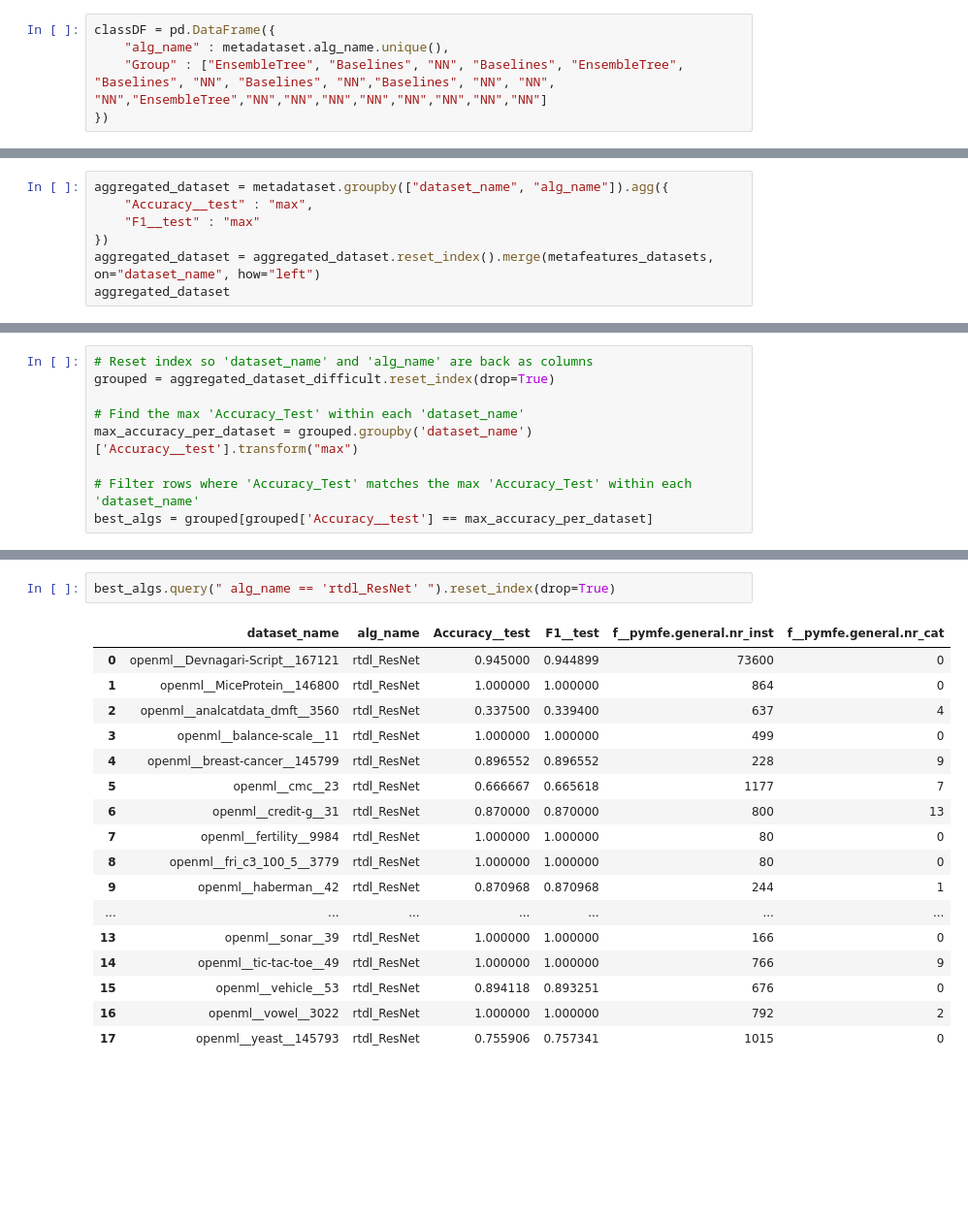
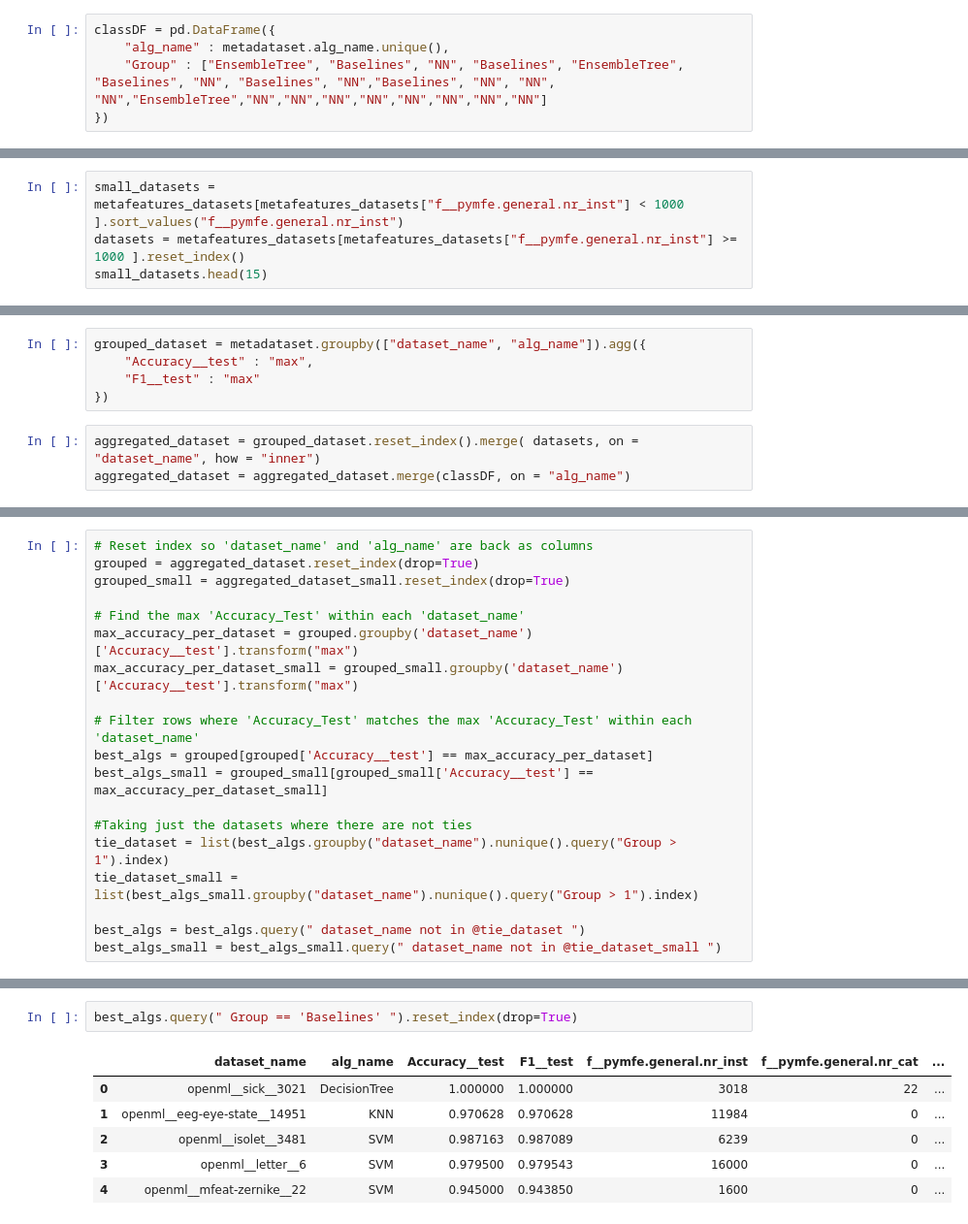
Before and after one commit to Loris697/TabularDeepLearning, a Jupyter notebook: Result Analysis.ipynb, the cells around one changed output, grey strips where cells are left out. Shown at 97% size. Drawn from its saved outputs; the diff is of its cells as text; blank space fills up the shorter version.

```diff
--- a/Result Analysis.ipynb
+++ b/Result Analysis.ipynb
@@ -146,0 +110,4 @@ metadataset.groupby(["alg_name"]).agg({
+# %%
+small_datasets = metafeatures_datasets[metafeatures_datasets["f__pymfe.general.nr_inst"] < 1000 ].sort_values("f__pymfe.general.nr_inst")
+datasets = metafeatures_datasets[metafeatures_datasets["f__pymfe.general.nr_inst"] >= 1000 ].reset_index()
+small_datasets.head(15)
@@ -147,7 +148,8 @@ metadataset.groupby(["alg_name"]).agg({
+# %%
+grouped_dataset = metadataset.groupby(["dataset_name", "alg_name"]).agg({
+    "Accuracy__test" : "max",
+    "F1__test" : "max"
+})
 # %%
-aggregated_dataset = metadataset.groupby(["dataset_name", "alg_name"]).agg({
-    "Accuracy__test" : "max",
-    "F1__test" : "max"
-})
-aggregated_dataset = aggregated_dataset.reset_index().merge(metafeatures_datasets, on="dataset_name", how="left")
-aggregated_dataset
+aggregated_dataset = grouped_dataset.reset_index().merge( datasets, on = "dataset_name", how = "inner")
+aggregated_dataset = aggregated_dataset.merge(classDF, on = "alg_name")
@@ -215,9 +170,19 @@ aggregated_dataset_difficult = aggregated_dataset.query("dataset_name not in @hi
 # %%
 # Reset index so 'dataset_name' and 'alg_name' are back as columns
-grouped = aggregated_dataset_difficult.reset_index(drop=True)
+grouped = aggregated_dataset.reset_index(drop=True)
+grouped_small = aggregated_dataset_small.reset_index(drop=True)
 
 # Find the max 'Accuracy_Test' within each 'dataset_name'
 max_accuracy_per_dataset = grouped.groupby('dataset_name')['Accuracy__test'].transform("max")
+max_accuracy_per_dataset_small = grouped_small.groupby('dataset_name')['Accuracy__test'].transform("max")
 
 # Filter rows where 'Accuracy_Test' matches the max 'Accuracy_Test' within each 'dataset_name'
 best_algs = grouped[grouped['Accuracy__test'] == max_accuracy_per_dataset]
+best_algs_small = grouped_small[grouped_small['Accuracy__test'] == max_accuracy_per_dataset_small]
+
+#Taking just the datasets where there are not ties
+tie_dataset = list(best_algs.groupby("dataset_name").nunique().query("Group > 1").index)
+tie_dataset_small = list(best_algs_small.groupby("dataset_name").nunique().query("Group > 1").index)
+
+best_algs = best_algs.query(" dataset_name not in @tie_dataset ")
+best_algs_small = best_algs_small.query(" dataset_name not in @tie_dataset_small ")
@@ -279,21 +330,10 @@ best_algs.query(" alg_name == 'rtdl_MLP' ").reset_index(drop=True)
 # %%
-best_algs.query(" alg_name == 'rtdl_ResNet' ").reset_index(drop=True)
+best_algs.query(" Group == 'Baselines' ").reset_index(drop=True)
 # %% [output]
-|  | dataset_name | alg_name | Accuracy__test | F1__test | f__pymfe.general.nr_inst | f__pymfe.general.nr_cat |
-| 0 | openml__Devnagari-Script__167121 | rtdl_ResNet | 0.945000 | 0.944899 | 73600 | 0 |
-| 1 | openml__MiceProtein__146800 | rtdl_ResNet | 1.000000 | 1.000000 | 864 | 0 |
-| 2 | openml__analcatdata_dmft__3560 | rtdl_ResNet | 0.337500 | 0.339400 | 637 | 4 |
-| 3 | openml__balance-scale__11 | rtdl_ResNet | 1.000000 | 1.000000 | 499 | 0 |
-| 4 | openml__breast-cancer__145799 | rtdl_ResNet | 0.896552 | 0.896552 | 228 | 9 |
-| 5 | openml__cmc__23 | rtdl_ResNet | 0.666667 | 0.665618 | 1177 | 7 |
-| 6 | openml__credit-g__31 | rtdl_ResNet | 0.870000 | 0.870000 | 800 | 13 |
-| 7 | openml__fertility__9984 | rtdl_ResNet | 1.000000 | 1.000000 | 80 | 0 |
-| 8 | openml__fri_c3_100_5__3779 | rtdl_ResNet | 1.000000 | 1.000000 | 80 | 0 |
-| 9 | openml__haberman__42 | rtdl_ResNet | 0.870968 | 0.870968 | 244 | 1 |
-| ... | ... | ... | ... | ... | ... | ... |
-| 13 | openml__sonar__39 | rtdl_ResNet | 1.000000 | 1.000000 | 166 | 0 |
-| 14 | openml__tic-tac-toe__49 | rtdl_ResNet | 1.000000 | 1.000000 | 766 | 9 |
-| 15 | openml__vehicle__53 | rtdl_ResNet | 0.894118 | 0.893251 | 676 | 0 |
-| 16 | openml__vowel__3022 | rtdl_ResNet | 1.000000 | 1.000000 | 792 | 2 |
-| 17 | openml__yeast__145793 | rtdl_ResNet | 0.755906 | 0.757341 | 1015 | 0 |
+|  | dataset_name | alg_name | Accuracy__test | F1__test | f__pymfe.general.nr_inst | f__pymfe.general.nr_cat | ... |
+| 0 | openml__sick__3021 | DecisionTree | 1.000000 | 1.000000 | 3018 | 22 | ... |
+| 1 | openml__eeg-eye-state__14951 | KNN | 0.970628 | 0.970628 | 11984 | 0 | ... |
+| 2 | openml__isolet__3481 | SVM | 0.987163 | 0.987089 | 6239 | 0 | ... |
+| 3 | openml__letter__6 | SVM | 0.979500 | 0.979543 | 16000 | 0 | ... |
+| 4 | openml__mfeat-zernike__22 | SVM | 0.945000 | 0.943850 | 1600 | 0 | ... |
 # %%
```
Also changed, not shown: parts of 49 cells of this notebook, 3 other files.
